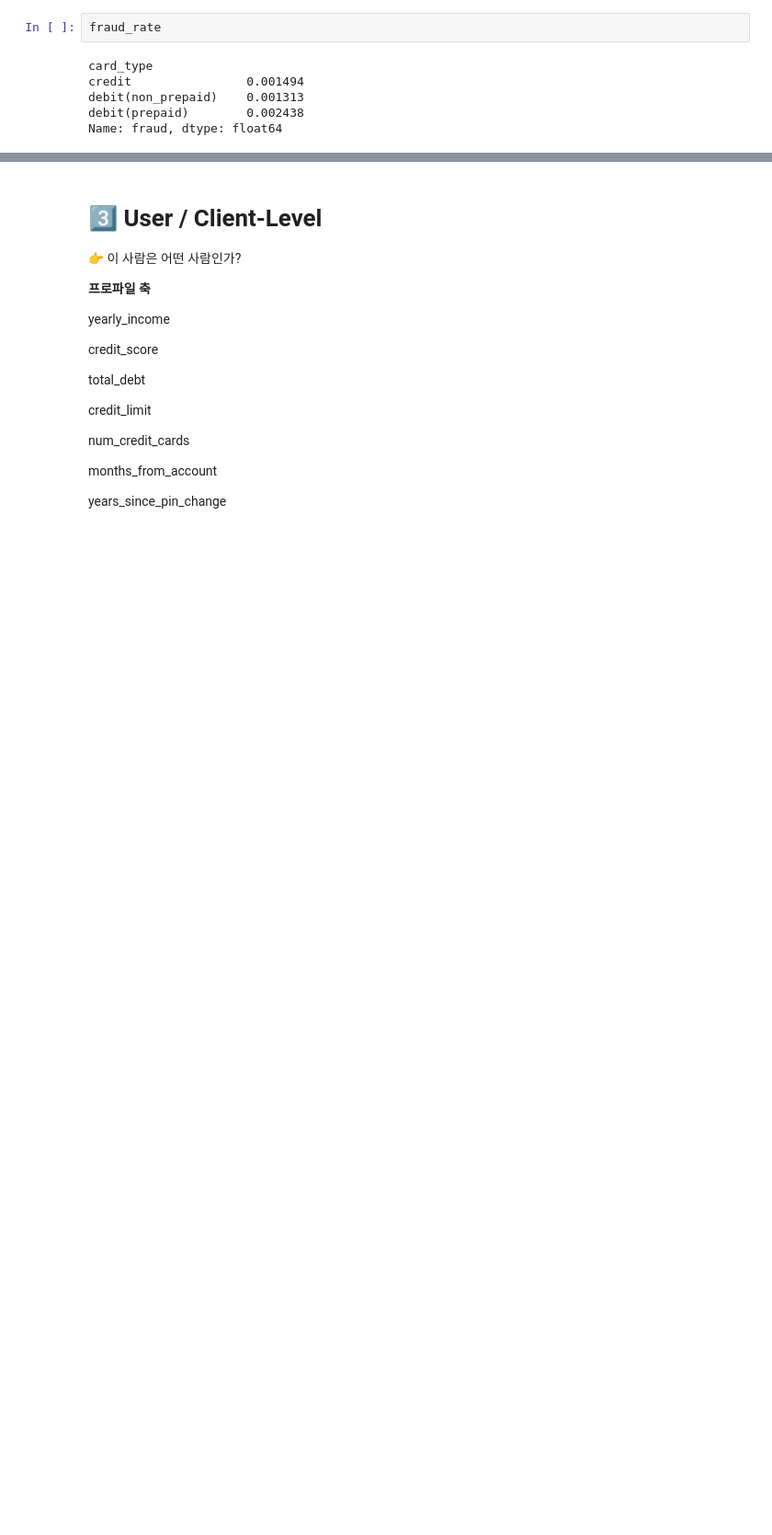
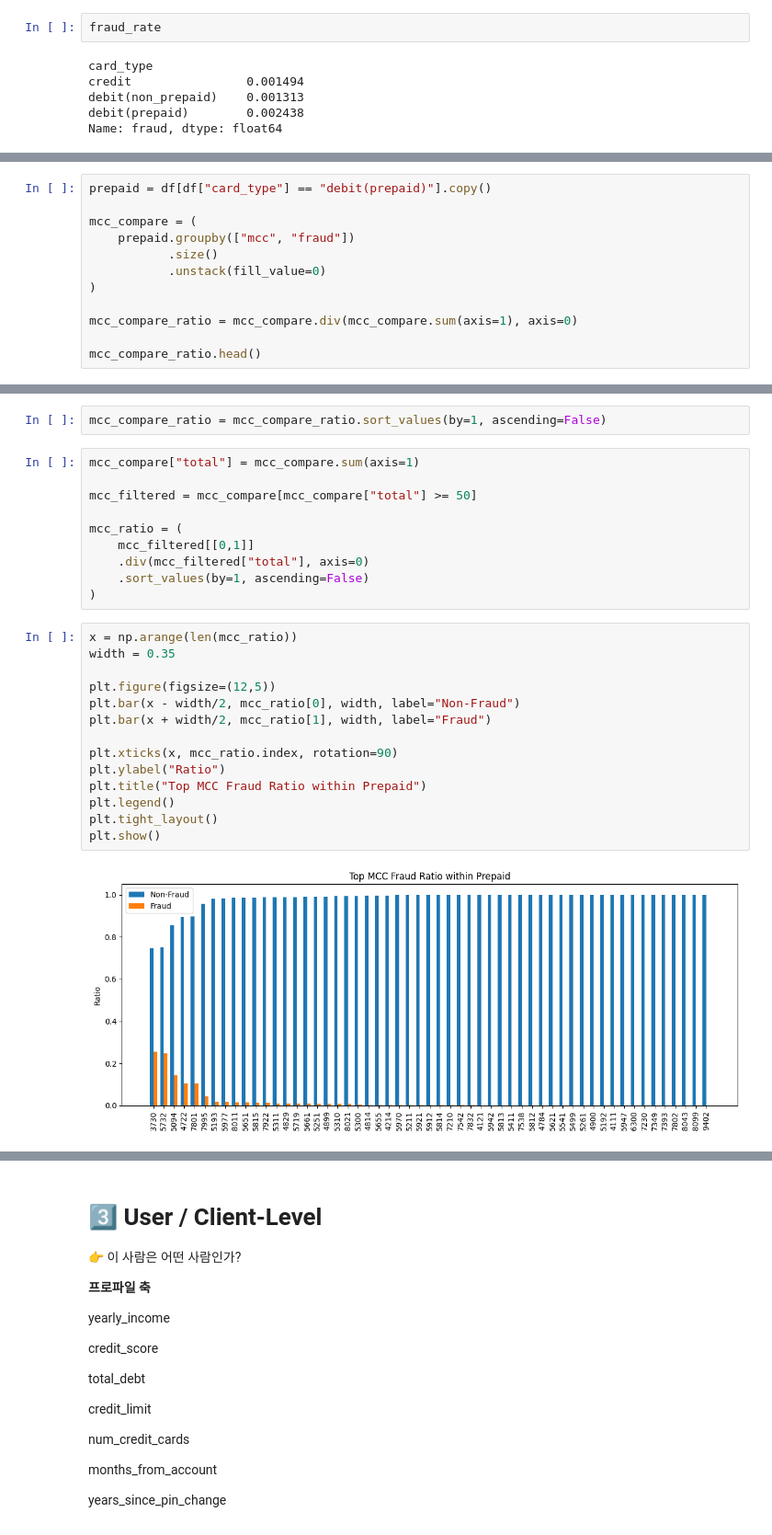
Before and after one commit to BDAIFin/knk, a Jupyter notebook: EDA.ipynb, the cells around one changed output, grey strips where cells are left out. Shown at 92% size. Drawn from its saved outputs; the diff is of its cells as text; blank space fills up the shorter version.

```diff
--- a/EDA.ipynb
+++ b/EDA.ipynb
@@ -1587,0 +1643,12 @@ Name: fraud, dtype: float64
+# %%
+prepaid = df[df["card_type"] == "debit(prepaid)"].copy()
+
+mcc_compare = (
+    prepaid.groupby(["mcc", "fraud"])
+           .size()
+           .unstack(fill_value=0)
+)
+
+mcc_compare_ratio = mcc_compare.div(mcc_compare.sum(axis=1), axis=0)
+
+mcc_compare_ratio.head()
@@ -1587,0 +1663,28 @@ Name: fraud, dtype: float64
+# %%
+mcc_compare_ratio = mcc_compare_ratio.sort_values(by=1, ascending=False)
+# %%
+mcc_compare["total"] = mcc_compare.sum(axis=1)
+
+mcc_filtered = mcc_compare[mcc_compare["total"] >= 50]
+
+mcc_ratio = (
+    mcc_filtered[[0,1]]
+    .div(mcc_filtered["total"], axis=0)
+    .sort_values(by=1, ascending=False)
+)
+# %%
+x = np.arange(len(mcc_ratio))
+width = 0.35
+
+plt.figure(figsize=(12,5))
+plt.bar(x - width/2, mcc_ratio[0], width, label="Non-Fraud")
+plt.bar(x + width/2, mcc_ratio[1], width, label="Fraud")
+
+plt.xticks(x, mcc_ratio.index, rotation=90)
+plt.ylabel("Ratio")
+plt.title("Top MCC Fraud Ratio within Prepaid")
+plt.legend()
+plt.tight_layout()
+plt.show()
+# %% [output]
+[figure, added]
```
Also changed, not shown: parts of 76 cells of this notebook, 5 other files.
